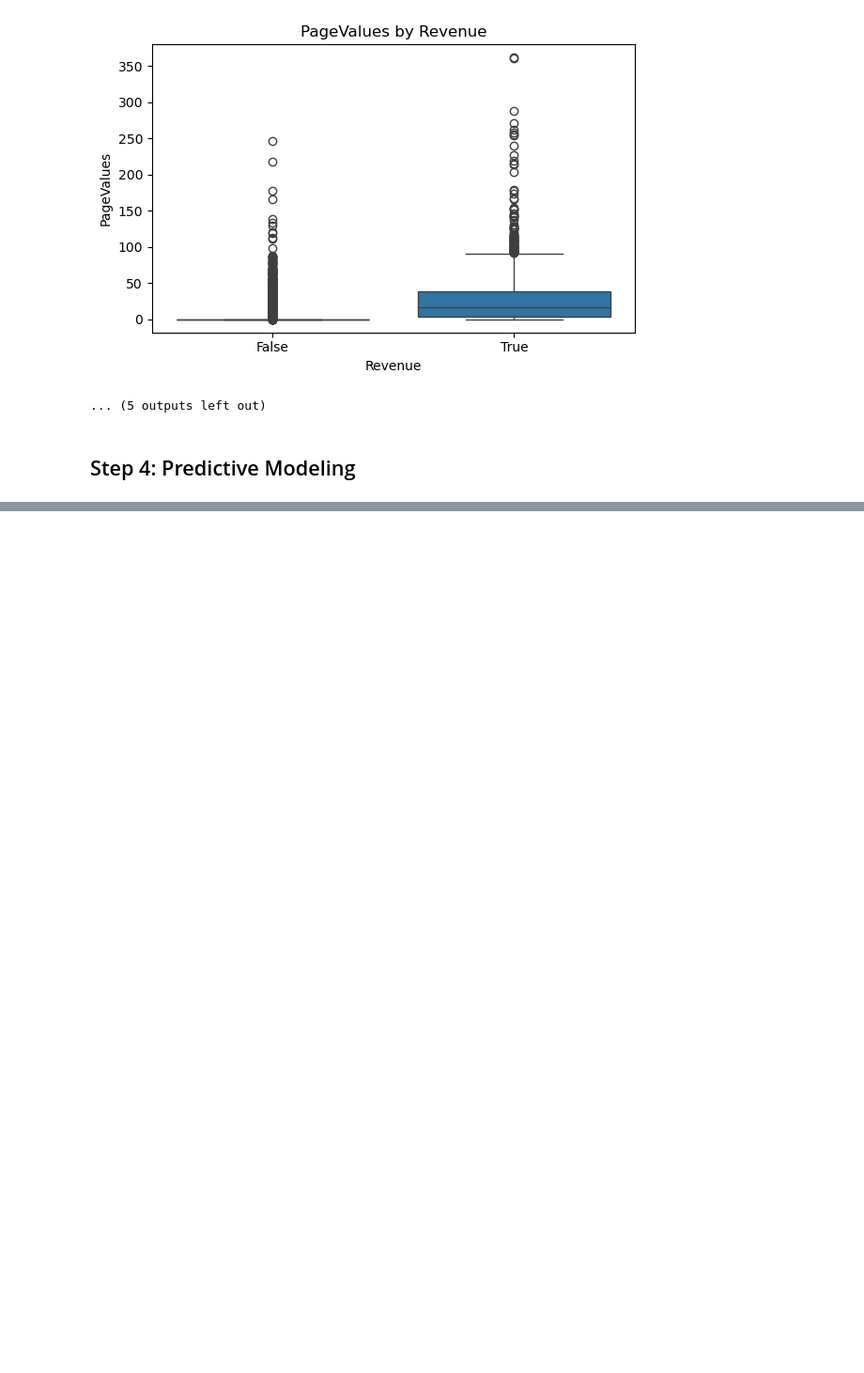
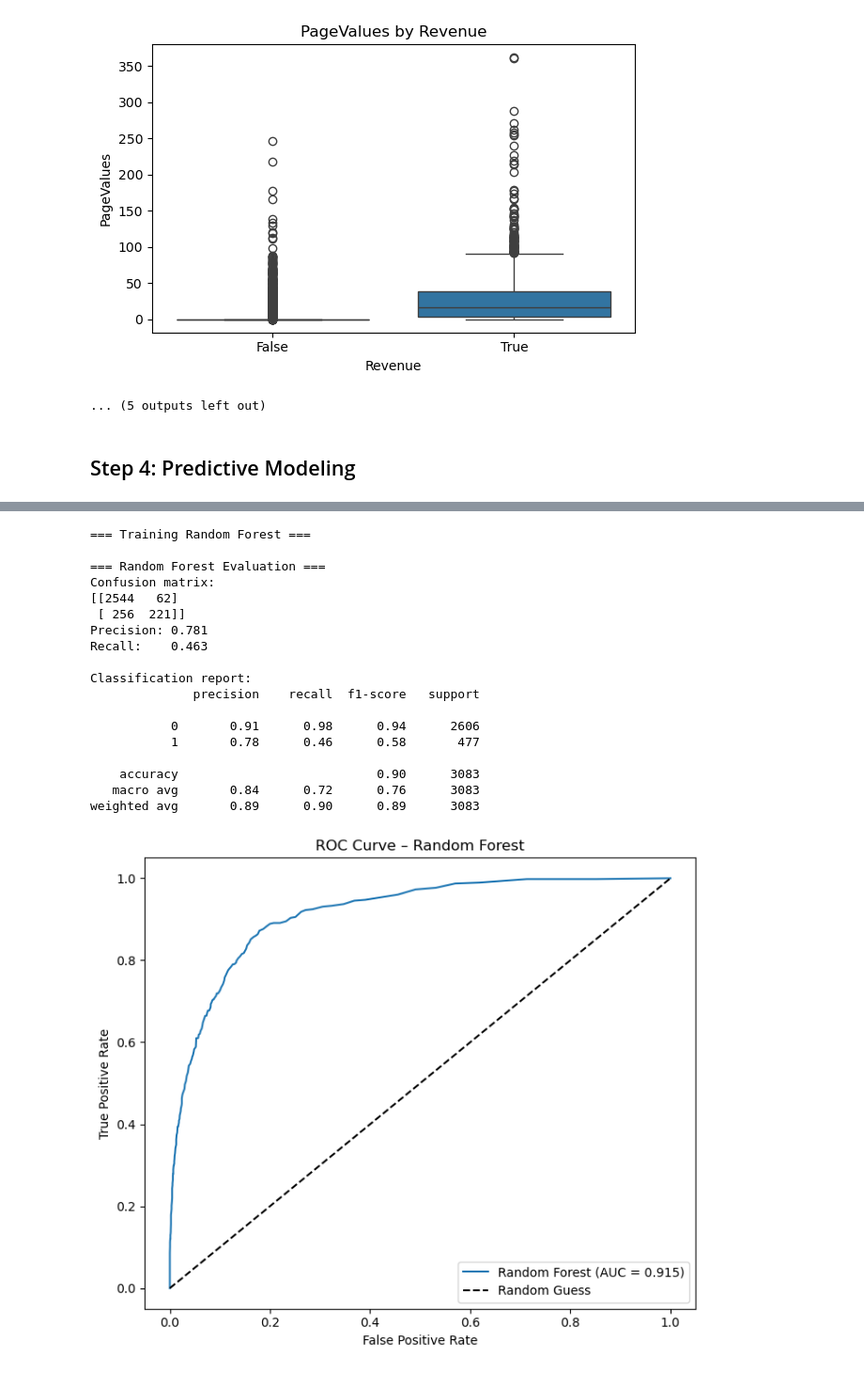
Before and after one commit to c-jimmy1/Data-Science, a Jupyter notebook: assign5/assign5.ipynb, the cells around one changed output, grey strips where cells are left out. Shown at 94% size. Saved outputs shown, nothing was run; the diff lists cells and outputs as text; code cells hidden in the pictures; blank space fills up the shorter version.

```diff
--- a/assign5/assign5.ipynb
+++ b/assign5/assign5.ipynb
@@ -329,0 +341,80 @@ weighted avg       0.89      0.90      0.89      3083
+# %%
+rf_clf = Pipeline(
+    steps=[
+        ("preprocess", preprocessor),
+        (
+            "model",
+            RandomForestClassifier(
+                n_estimators=200,
+                max_depth=None,
+                random_state=42,
+                class_weight="balanced"
+            )
+        )
+    ]
+)
+
+print("\n=== Training Random Forest ===")
+rf_clf.fit(X_train, y_train)
+
+print("\n=== Random Forest Evaluation ===")
+y_pred_rf = rf_clf.predict(X_test)
+cm_rf = confusion_matrix(y_test, y_pred_rf)
+print("Confusion matrix:")
+print(cm_rf)
+
+prec_rf = precision_score(y_test, y_pred_rf, zero_division=0)
+rec_rf = recall_score(y_test, y_pred_rf, zero_division=0)
+print(f"Precision: {prec_rf:.3f}")
+print(f"Recall:    {rec_rf:.3f}")
+
+print("\nClassification report:")
+print(classification_report(y_test, y_pred_rf, zero_division=0))
+
+# --- ROC & Precision–Recall for Random Forest ---
+
+y_scores_rf = rf_clf.predict_proba(X_test)[:, 1]
+
+fpr_rf, tpr_rf, _ = roc_curve(y_test, y_scores_rf)
+roc_auc_rf = auc(fpr_rf, tpr_rf)
+
+plt.figure(figsize=(7, 6))
+plt.plot(fpr_rf, tpr_rf, label=f"Random Forest (AUC = {roc_auc_rf:.3f})")
+plt.plot([0, 1], [0, 1], "k--", label="Random Guess")
+plt.xlabel("False Positive Rate")
+plt.ylabel("True Positive Rate")
+plt.title("ROC Curve – Random Forest")
+plt.legend()
+plt.tight_layout()
+plt.show()
+
+prec_curve_rf, rec_curve_rf, _ = precision_recall_curve(y_test, y_scores_rf)
+
+plt.figure(figsize=(7, 6))
+plt.plot(rec_curve_rf, prec_curve_rf, label="Random Forest")
+plt.xlabel("Recall")
+plt.ylabel("Precision")
+plt.title("Precision–Recall Curve – Random Forest")
+plt.legend()
+plt.tight_layout()
+plt.show()
+# %% [output]
+=== Training Random Forest ===
+
+=== Random Forest Evaluation ===
+Confusion matrix:
+[[2544   62]
+ [ 256  221]]
+Precision: 0.781
+Recall:    0.463
+
+Classification report:
+              precision    recall  f1-score   support
+
+           0       0.91      0.98      0.94      2606
+           1       0.78      0.46      0.58       477
+
+    accuracy                           0.90      3083
+   macro avg       0.84      0.72      0.76      3083
+weighted avg       0.89      0.90      0.89      3083
+[figure, added]
```
Also changed, not shown: parts of 8 cells of this notebook.
